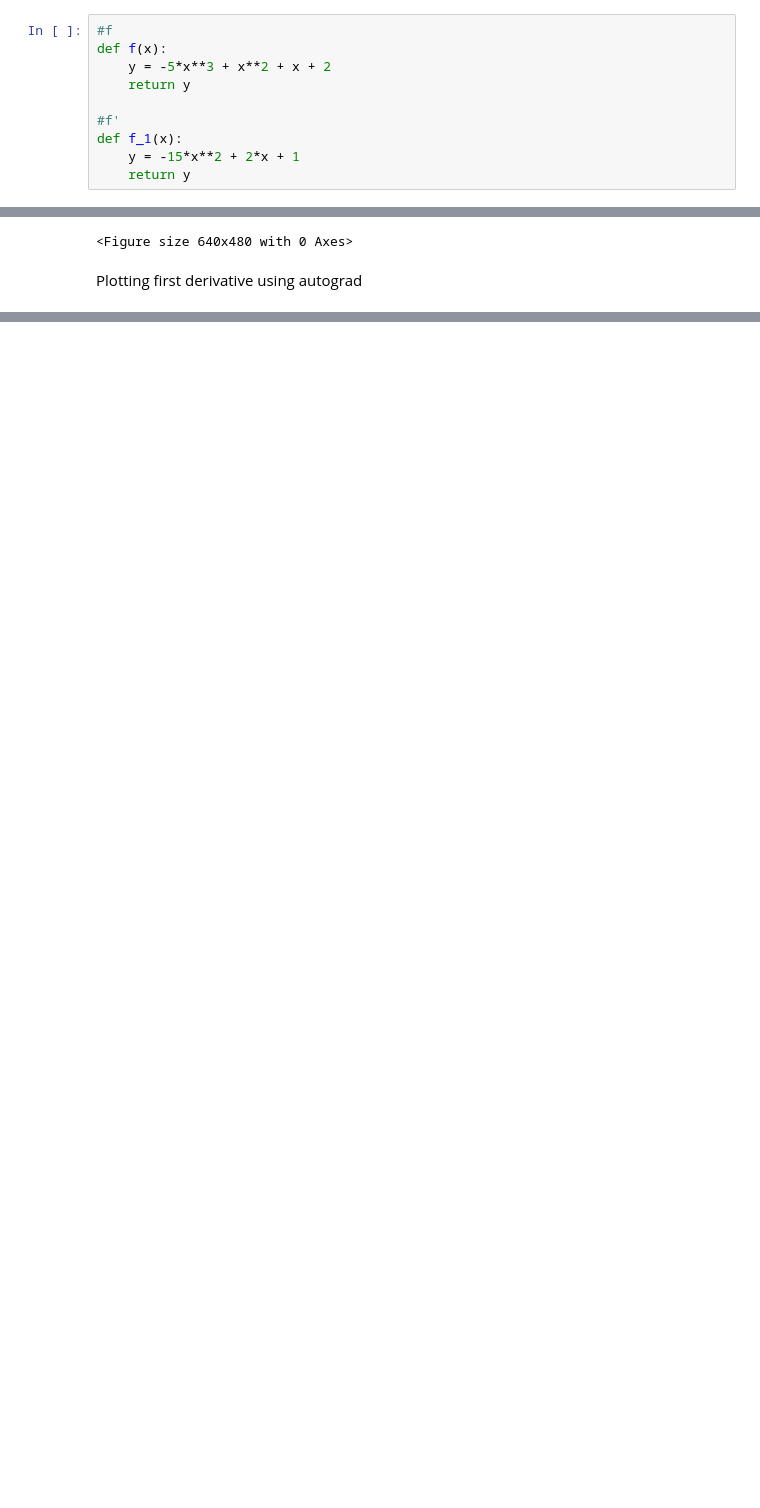
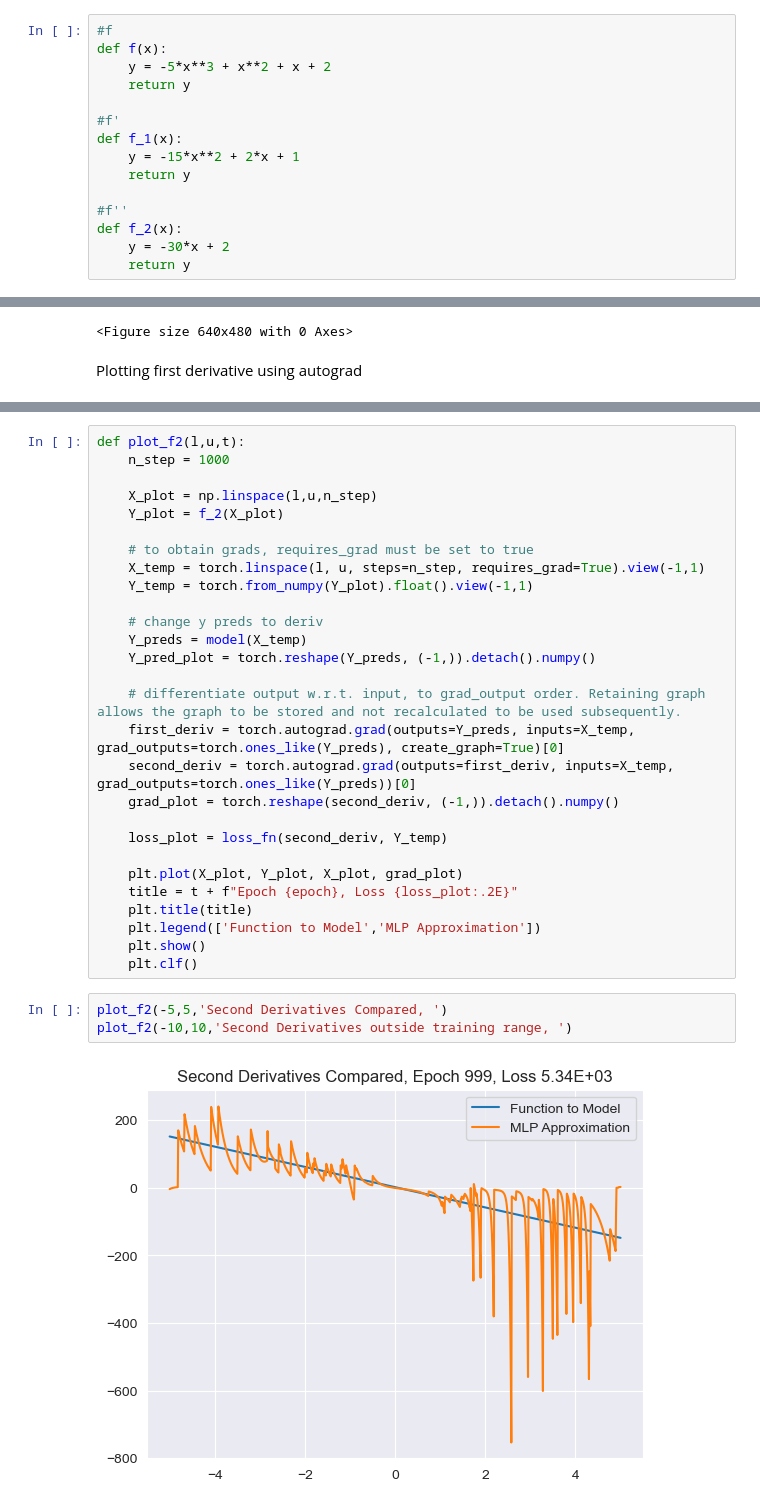
Before and after one commit to RoshenS/PINNs, a Jupyter notebook: Using Vectors as Batches.ipynb, the cells around one changed output, grey strips where cells are left out. Saved outputs shown, nothing was run; the diff lists cells and outputs as text; blank space fills up the shorter version.

```diff
--- a/Using Vectors as Batches.ipynb
+++ b/Using Vectors as Batches.ipynb
@@ -20,6 +20,11 @@ def f(x):
 def f_1(x):
     y = -15*x**2 + 2*x + 1
     return y
+
+#f''
+def f_2(x):
+    y = -30*x + 2
+    return y
 # %% [markdown]
 Sampling a vector from defined function
 # %%
@@ -158,0 +166,33 @@ plot_f1(-10,10,'First Derivatives outside training range, ')
+# %%
+def plot_f2(l,u,t):
+    n_step = 1000
+
+    X_plot = np.linspace(l,u,n_step)
+    Y_plot = f_2(X_plot)
+
+    # to obtain grads, requires_grad must be set to true
+    X_temp = torch.linspace(l, u, steps=n_step, requires_grad=True).view(-1,1)
+    Y_temp = torch.from_numpy(Y_plot).float().view(-1,1)
+
+    # change y preds to deriv
+    Y_preds = model(X_temp)
+    Y_pred_plot = torch.reshape(Y_preds, (-1,)).detach().numpy()
+
+    # differentiate output w.r.t. input, to grad_output order. Retaining graph allows the graph to be stored and not recalculated to be used subsequently.
+    first_deriv = torch.autograd.grad(outputs=Y_preds, inputs=X_temp, grad_outputs=torch.ones_like(Y_preds), create_graph=True)[0]
+    second_deriv = torch.autograd.grad(outputs=first_deriv, inputs=X_temp, grad_outputs=torch.ones_like(Y_preds))[0]
+    grad_plot = torch.reshape(second_deriv, (-1,)).detach().numpy()
+
+    loss_plot = loss_fn(second_deriv, Y_temp)
+
+    plt.plot(X_plot, Y_plot, X_plot, grad_plot)
+    title = t + f"Epoch {epoch}, Loss {loss_plot:.2E}"
+    plt.title(title)
+    plt.legend(['Function to Model','MLP Approximation'])
+    plt.show()
+    plt.clf()
+# %%
+plot_f2(-5,5,'Second Derivatives Compared, ')
+plot_f2(-10,10,'Second Derivatives outside training range, ')
+# %% [output]
+[figure, added]
```
Also changed, not shown: parts of 5 cells of this notebook, 1 other file.
